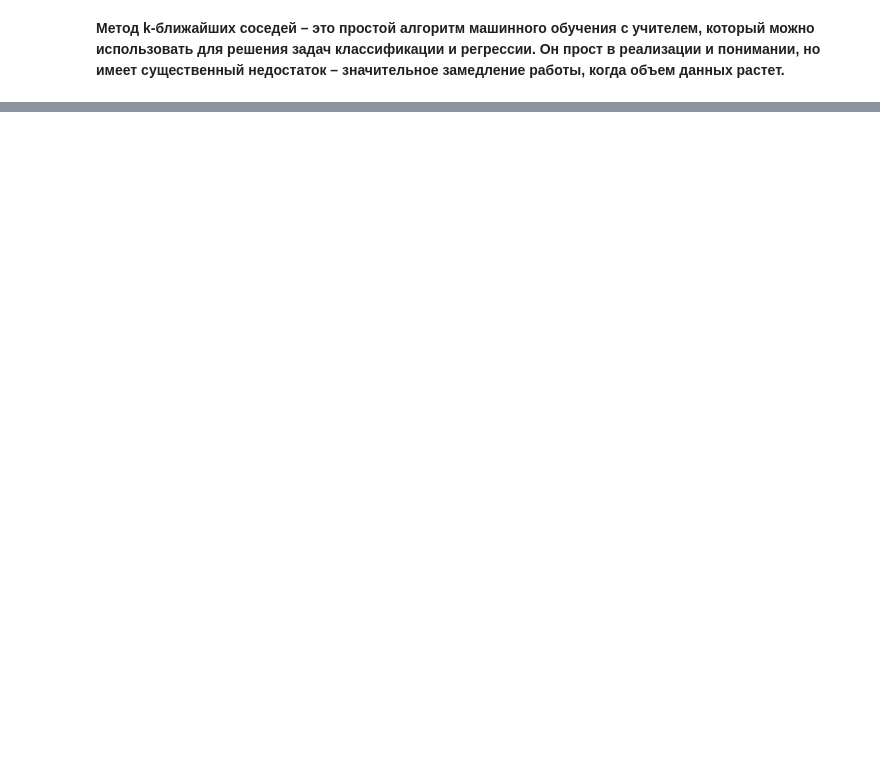
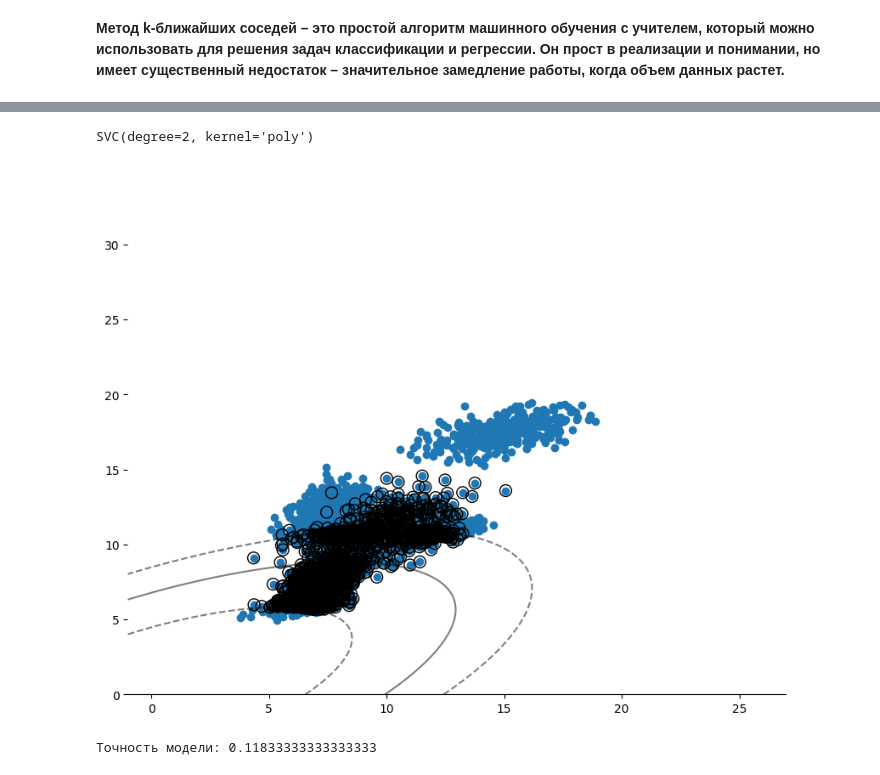
Before and after one commit to len6q/dynamic-languages-2, a Jupyter notebook: practice.ipynb, the cells around one changed output, grey strips where cells are left out. Drawn from its saved outputs; the diff is of its cells as text; code cells hidden in the pictures; blank space fills up the shorter version.

```diff
--- a/practice.ipynb
+++ b/practice.ipynb
@@ -97,0 +131,19 @@ print(f'Точность модели: {accuracy_score(y_test, y_pred)}')
+# %%
+predictors = ['cap-diameter', 'stem-height']
+outcome = 'class'
+
+new_record = frame.loc[0:0, predictors]
+x = frame.loc[1:, predictors]
+y = frame.loc[1:, outcome]
+
+x_train, x_test, y_train, y_test, test_size = get_train_test_items(0.2)
+
+fig, ax = plt.subplots(figsize=(10, 8))
+
+ax.spines['top'].set_visible(False)
+ax.spines['left'].set_visible(False)
+ax.spines['right'].set_visible(False)
+
+ax.grid(color='grey', linestyle='-', linewidth=0.25, alpha=0.5)
+ax.scatter(frame[predictors][:-test_size]['cap-diameter'], frame[predictors][:-test_size]['stem-height'])
+plt.show()
@@ -97,0 +152,31 @@ print(f'Точность модели: {accuracy_score(y_test, y_pred)}')
+# %%
+model = svm.SVC(kernel='poly', degree=2)
+model.fit(x_train, y_train)
+# %% [output]
+SVC(degree=2, kernel='poly')
+# %%
+def draw():
+    fig, ax = plt.subplots(figsize=(10, 8))
+    ax.spines['top'].set_visible(False)
+    ax.spines['left'].set_visible(False)
+    ax.spines['right'].set_visible(False)
+
+    xx = np.linspace(-1, max(frame[predictors]['cap-diameter']) + 1, len(x_train))
+    yy = np.linspace(0, max(frame[predictors]['stem-height']) + 1, len(y_train))
+    YY, XX = np.meshgrid(yy, xx)
+    xy = np.vstack([XX.ravel(), YY.ravel()]).T
+
+    ax.scatter(frame[predictors][:-test_size]['cap-diameter'], frame[predictors][:-test_size]['stem-height'])
+
+    Z = model.decision_function(xy).reshape(XX.shape)
+
+    ax.contour(XX, YY, Z, colors='k', levels=[-1, 0, 1], alpha=0.5, linestyles=['--', '-', '--'])
+
+    ax.scatter(model.support_vectors_[:, 0], model.support_vectors_[:, 1], s=100, linewidth=1, facecolors='none', edgecolors='k')
+    plt.show()
+
+draw()
+print_accuracy()
+# %% [output]
+[figure, added]
+Точноcть модели: 0.11833333333333333
```
Also changed, not shown: parts of 19 cells of this notebook, 3 other files.
